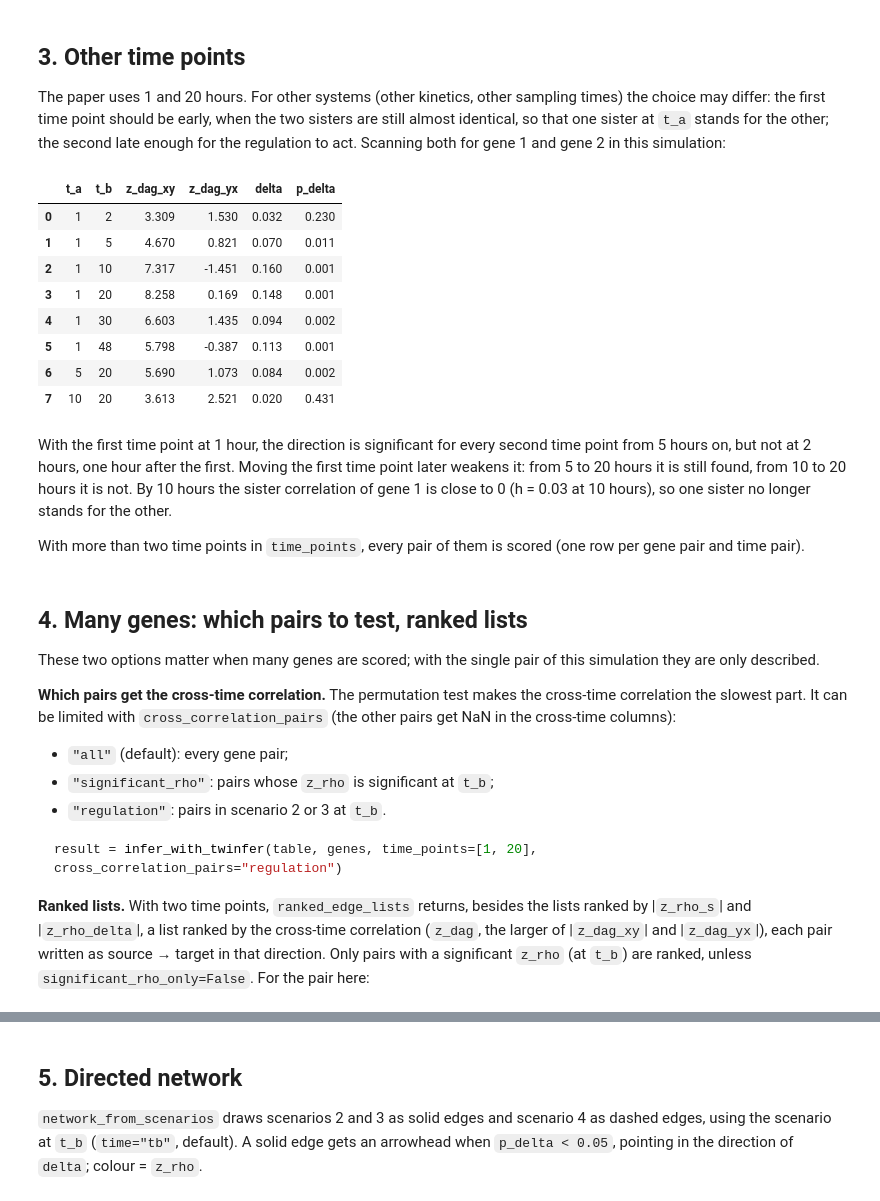
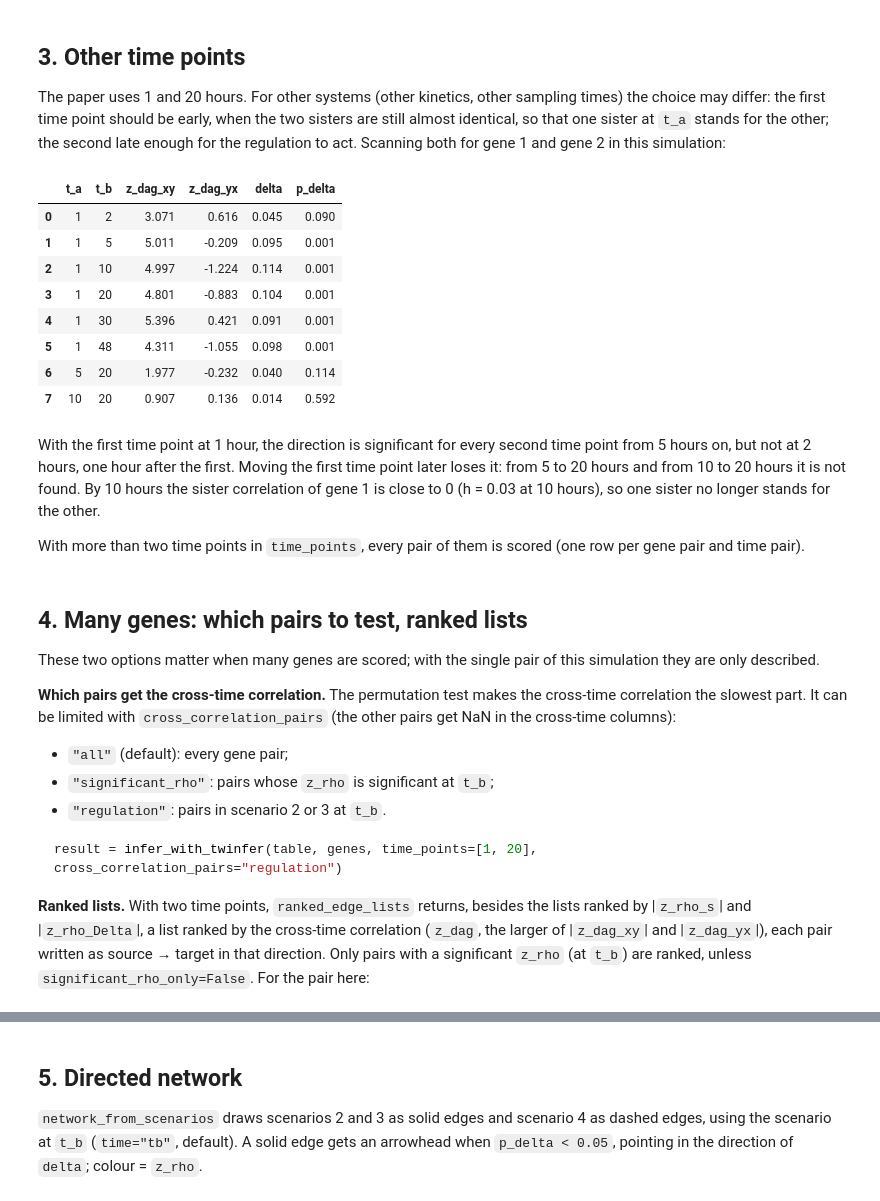
Before and after one commit to GoyalLab/TwINFER, a Jupyter notebook: tutorials/inference_simulation_two_time_points.ipynb, the cells around one changed output, grey strips where cells are left out. Cells and saved outputs as stored; diff of their text form; code cells hidden in the pictures.

````diff
--- a/tutorials/inference_simulation_two_time_points.ipynb
+++ b/tutorials/inference_simulation_two_time_points.ipynb
@@ -11,14 +13,17 @@ The three z-scores (`z_rho`, `z_rho_s`, `z_rho_delta`) and the inference scenari
 # %%
+from pathlib import Path
+
 import matplotlib.pyplot as plt
 import numpy as np
 import pandas as pd
 
-from twinfer.inference.covariance_decomposition_z_scores import infer_with_twinfer
+from twinfer.inference.covariance_decomposition_z_scores import infer_with_twinfer, save_result
 from twinfer.inference.ranked_edges import ranked_edge_lists
 from twinfer.plotting.network_plots import network_from_scenarios, plot_grn
 from twinfer.utils.paths import get_repo_root
 
-table = pd.read_csv(get_repo_root() / "simulation_example_output_data" / "df_rows_0_0_20112025_222419_ncells_6000_A_to_B_4e702629.csv")
+output_dir = Path("tutorial_output") / "simulation_two_time_points"   # where the results are saved
+table = pd.read_csv(get_repo_root() / "simulation_example_output_data" / "df_rows_0_0_24102026_140638_ncells_6000_A_to_B_04cf9c46.csv")
 genes = ["gene_1_mRNA", "gene_2_mRNA"]
 print(f"{table['clone_id'].nunique()} twin pairs, time steps {table['time_step'].min()}-{table['time_step'].max()} h")
 # %% [output]
@@ -57,21 +64,22 @@ The paper uses 1 and 20 hours. For other systems (other kinetics, other sampling
 # %%
 rows = []
 for t_a, t_b in [(1, 2), (1, 5), (1, 10), (1, 20), (1, 30), (1, 48), (5, 20), (10, 20)]:
     r = infer_with_twinfer(table, genes, time_points=[t_a, t_b]).iloc[0]
     rows.append(dict(t_a=t_a, t_b=t_b, z_dag_xy=r.z_dag_xy, z_dag_yx=r.z_dag_yx, delta=r.delta, p_delta=r.p_delta))
-pd.DataFrame(rows).round(3)
+time_point_scan = pd.DataFrame(rows)
+time_point_scan.round(3)
 # %% [output]
 |  | t_a | t_b | z_dag_xy | z_dag_yx | delta | p_delta |
-| 0 | 1 | 2 | 3.309 | 1.530 | 0.032 | 0.230 |
-| 1 | 1 | 5 | 4.670 | 0.821 | 0.070 | 0.011 |
-| 2 | 1 | 10 | 7.317 | -1.451 | 0.160 | 0.001 |
-| 3 | 1 | 20 | 8.258 | 0.169 | 0.148 | 0.001 |
-| 4 | 1 | 30 | 6.603 | 1.435 | 0.094 | 0.002 |
-| 5 | 1 | 48 | 5.798 | -0.387 | 0.113 | 0.001 |
-| 6 | 5 | 20 | 5.690 | 1.073 | 0.084 | 0.002 |
-| 7 | 10 | 20 | 3.613 | 2.521 | 0.020 | 0.431 |
+| 0 | 1 | 2 | 3.071 | 0.616 | 0.045 | 0.090 |
+| 1 | 1 | 5 | 5.011 | -0.209 | 0.095 | 0.001 |
+| 2 | 1 | 10 | 4.997 | -1.224 | 0.114 | 0.001 |
+| 3 | 1 | 20 | 4.801 | -0.883 | 0.104 | 0.001 |
+| 4 | 1 | 30 | 5.396 | 0.421 | 0.091 | 0.001 |
+| 5 | 1 | 48 | 4.311 | -1.055 | 0.098 | 0.001 |
+| 6 | 5 | 20 | 1.977 | -0.232 | 0.040 | 0.114 |
+| 7 | 10 | 20 | 0.907 | 0.136 | 0.014 | 0.592 |
 # %% [markdown]
-With the first time point at 1 hour, the direction is significant for every second time point from 5 hours on, but not at 2 hours, one hour after the first. Moving the first time point later weakens it: from 5 to 20 hours it is still found, from 10 to 20 hours it is not. By 10 hours the sister correlation of gene 1 is close to 0 (h = 0.03 at 10 hours), so one sister no longer stands for the other.
+With the first time point at 1 hour, the direction is significant for every second time point from 5 hours on, but not at 2 hours, one hour after the first. Moving the first time point later loses it: from 5 to 20 hours and from 10 to 20 hours it is not found. By 10 hours the sister correlation of gene 1 is close to 0 (h = 0.03 at 10 hours), so one sister no longer stands for the other.
 
 With more than two time points in `time_points`, every pair of them is scored (one row per gene pair and time pair).
 # %% [markdown]
@@ -89,7 +97,7 @@ These two options matter when many genes are scored; with the single pair of thi
 result = infer_with_twinfer(table, genes, time_points=[1, 20], cross_correlation_pairs="regulation")
 ```
 
-**Ranked lists.** With two time points, `ranked_edge_lists` returns, besides the lists ranked by |`z_rho_s`| and |`z_rho_delta`|, a list ranked by the cross-time correlation (`z_dag`, the larger of |`z_dag_xy`| and |`z_dag_yx`|), each pair written as source → target in that direction. Only pairs with a significant `z_rho` (at `t_b`) are ranked, unless `significant_rho_only=False`. For the pair here:
+**Ranked lists.** With two time points, `ranked_edge_lists` returns, besides the lists ranked by |`z_rho_s`| and |`z_rho_Delta`|, a list ranked by the cross-time correlation (`z_dag`, the larger of |`z_dag_xy`| and |`z_dag_yx`|), each pair written as source → target in that direction. Only pairs with a significant `z_rho` (at `t_b`) are ranked, unless `significant_rho_only=False`. For the pair here:
 # %%
 lists = ranked_edge_lists(result)
 lists["z_dag"]
````
Also changed, not shown: parts of 9 cells of this notebook, 35 other files.
